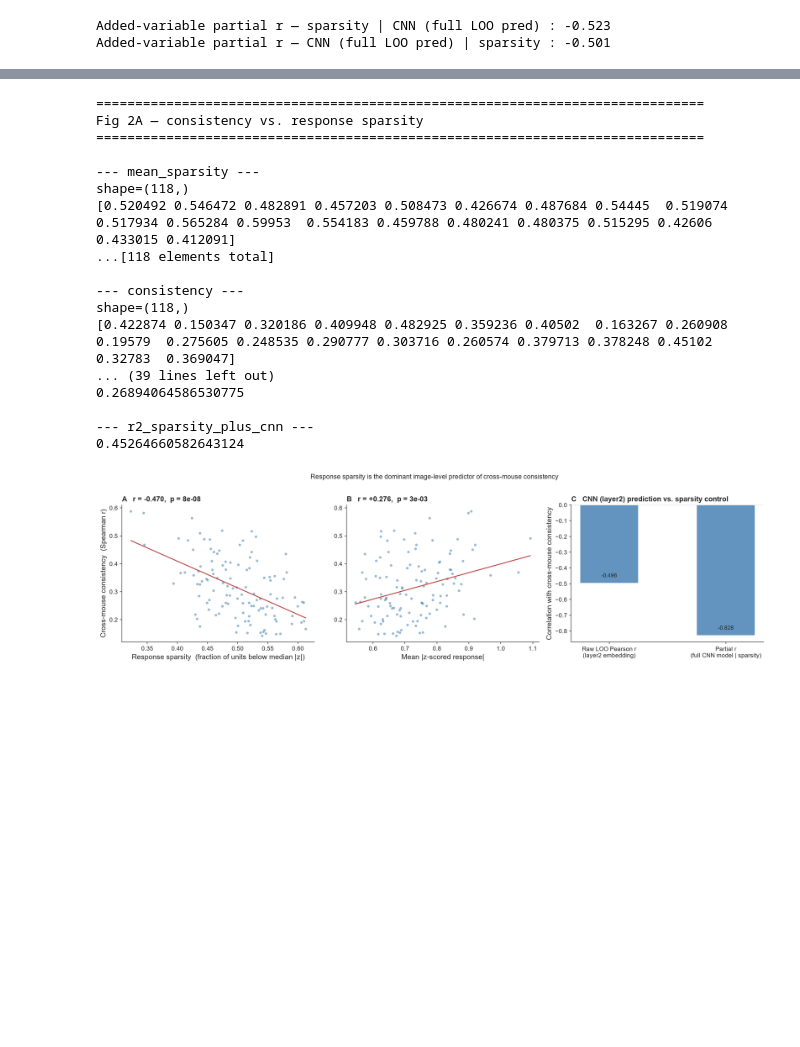
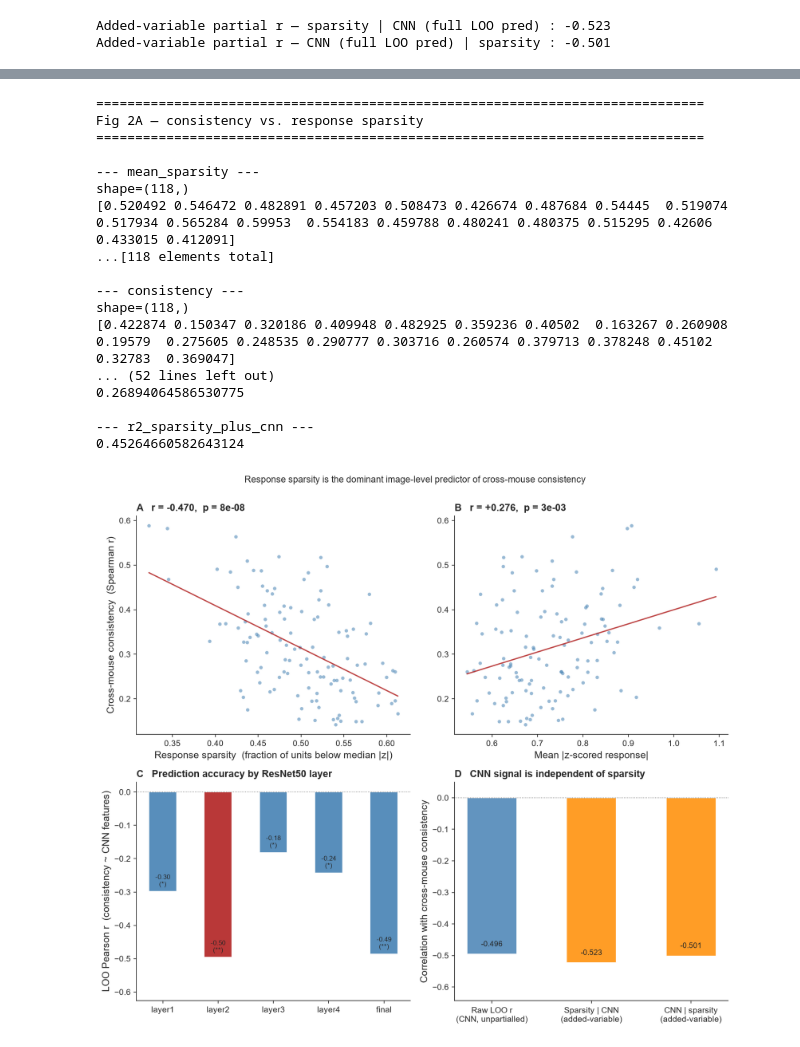
Before and after one commit to Jana-HQ/cross-mouse-v1-rsa, a Jupyter notebook: src/part2_image_predictors.ipynb, the cells around one changed output, grey strips where cells are left out. Saved outputs shown, nothing was run; the diff lists cells and outputs as text; code cells hidden in the pictures; blank space fills up the shorter version.

```diff
--- a/src/part2_image_predictors.ipynb
+++ b/src/part2_image_predictors.ipynb
@@ -218,5 +226,7 @@ Added-variable partial r — CNN (full LOO pred) | sparsity : -0.501
 # %%
-fig, axes = plt.subplots(1, 3, figsize=(16, 4.5))
+fig, axes = plt.subplots(2, 2, figsize=(11, 9.5))
+axA, axB = axes[0]
+axC, axD = axes[1]
 
 def scatter_with_fit(ax, x, y, r, p, xlabel, title_letter, color=COL_NS):
     ax.scatter(x, y, s=18, alpha=0.55, color=color, linewidths=0)
@@ -228,32 +238,50 @@ def scatter_with_fit(ax, x, y, r, p, xlabel, title_letter, color=COL_NS):
                  loc='left', fontweight='bold', pad=6)
     ax.spines[['top', 'right']].set_visible(False)
 
-axes[0].set_ylabel('Cross-mouse consistency  (Spearman r)')
-
-scatter_with_fit(axes[0], mean_sparsity, consistency, r_sp, p_sp,
+axA.set_ylabel('Cross-mouse consistency  (Spearman r)')
+scatter_with_fit(axA, mean_sparsity, consistency, r_sp, p_sp,
                  'Response sparsity  (fraction of units below median |z|)', 'A')
-scatter_with_fit(axes[1], mean_magnitude, consistency, r_mag, p_mag,
+scatter_with_fit(axB, mean_magnitude, consistency, r_mag, p_mag,
                  'Mean |z-scored response|', 'B')
 
-# Panel C: bar comparing raw LOO r vs. partial r for the full CNN model
-ax = axes[2]
-bar_vals   = [layer_results[CNN_PRIMARY]['r'], r_par_full]
-bar_labels = [f'Raw LOO Pearson r\n({CNN_PRIMARY} embedding)',
-              'Partial r\n(full CNN model | sparsity)']
-bar_colors = [COL_NS, COL_NS if p_par_full < 0.05 else 'lightsteelblue']
-bars = ax.bar(bar_labels, bar_vals, color=bar_colors, alpha=0.85, width=0.5)
+# Panel C: LOO r per ResNet50 layer — justifies picking layer 2 as the CNN predictor
+r_vals  = [layer_results[l]['r'] for l in layer_names]
+p_vals  = [layer_results[l]['p'] for l in layer_names]
+layer_colors = [COL_FIT if l == CNN_PRIMARY else
+                (COL_NS if p < 0.05 else 'lightsteelblue')
+                for l, p in zip(layer_names, p_vals)]
+bars = axC.bar(layer_names, r_vals, color=layer_colors, alpha=0.9, width=0.5)
+for bar, r, p in zip(bars, r_vals, p_vals):
+    sig = '**' if p < 0.001 else ('*' if p < 0.05 else 'n.s.')
+    axC.text(bar.get_x() + bar.get_width() / 2,
+             bar.get_height() + 0.01,
+             f'{r:.2f}\n({sig})', ha='center', va='bottom', fontsize=8)
+axC.axhline(0, color='gray', linestyle=':', linewidth=0.8)
+axC.set_ylim(min(r_vals) - 0.13, 0.03)
+axC.set_ylabel('LOO Pearson r  (consistency ~ CNN features)')
+axC.set_title('C   Prediction accuracy by ResNet50 layer',
+              loc='left', fontweight='bold', pad=6)
+axC.spines[['top', 'right']].set_visible(False)
+
+# Panel D: independence from sparsity — raw LOO r vs. added-variable partial r (both directions)
+bar_vals   = [layer_results[CNN_PRIMARY]['r'], r_av_sp, r_av_cnn]
+bar_labels = ['Raw LOO r\n(CNN, unpartialled)',
+              'Sparsity | CNN\n(added-variable)',
+              'CNN | sparsity\n(added-variable)']
+bar_colors = [COL_NS, COL_GR, COL_GR]
+bars = axD.bar(bar_labels, bar_vals, color=bar_colors, alpha=0.85, width=0.5)
 for bar, v in zip(bars, bar_vals):
-    ax.text(bar.get_x() + bar.get_width() / 2,
-            v + (0.03),
-            f'{v:+.3f}', ha='center', va='bottom', fontsize=9)
-ax.axhline(0, color='gray', linestyle=':', linewidth=0.8)
-ax.set_ylabel('Correlation with cross-mouse consistency')
-ax.set_title(f'C   CNN ({CNN_PRIMARY}) prediction vs. sparsity control',
-             loc='left', fontweight='bold', pad=6)
-ax.spines[['top', 'right']].set_visible(False)
+    axD.text(bar.get_x() + bar.get_width() / 2, v + 0.02,
+             f'{v:+.3f}', ha='center', va='bottom', fontsize=9)
+axD.axhline(0, color='gray', linestyle=':', linewidth=0.8)
+axD.set_ylim(min(bar_vals) - 0.12, 0.05)
+axD.set_ylabel('Correlation with cross-mouse consistency')
+axD.set_title('D   CNN signal is independent of sparsity',
+              loc='left', fontweight='bold', pad=6)
+axD.spines[['top', 'right']].set_visible(False)
 
 fig.suptitle('Response sparsity is the dominant image-level predictor of cross-mouse consistency',
-             fontsize=11, y=1.01)
+             fontsize=11, y=1.0)
 
 print_figure_data(
     'Fig 2A — consistency vs. response sparsity',
@@ -269,34 +297,40 @@ print_figure_data(
     spearman_r=r_mag,
     spearman_p=p_mag,
 )
 print_figure_data(
-    f'Fig 2C — CNN ({CNN_PRIMARY}) full-model raw LOO r vs. partial r (sparsity controlled)',
+    'Fig 2C — LOO Pearson r per ResNet50 layer',
+    layer_names=layer_names,
+    loo_r_per_layer=np.array(r_vals),
+    p_per_layer=np.array(p_vals),
+)
+print_figure_data(
+    f'Fig 2D — CNN ({CNN_PRIMARY}) raw LOO r vs. added-variable partial r (sparsity controlled)',
     bar_labels=bar_labels,
     bar_values=np.array(bar_vals),
     r2_sparsity_only=r2_sparsity_only,
     r2_sparsity_plus_cnn=r2_sparsity_plus_cnn,
 )
 
 plt.tight_layout()
 plt.savefig(FIGURES_DIR / 'fig2_image_predictors.png', bbox_inches='tight')
 plt.show()
 # %% [output]
 ==============================================================================
 Fig 2A — consistency vs. response sparsity
 ==============================================================================
 
 --- mean_sparsity ---
 shape=(118,)
 [0.520492 0.546472 0.482891 0.457203 0.508473 0.426674 0.487684 0.54445  0.519074 0.517934 0.565284 0.59953  0.554183 0.459788 0.480241 0.480375 0.515295 0.42606  0.433015 0.412091]
 ...[118 elements total]
 
 --- consistency ---
 shape=(118,)
 [0.422874 0.150347 0.320186 0.409948 0.482925 0.359236 0.40502  0.163267 0.260908 0.19579  0.275605 0.248535 0.290777 0.303716 0.260574 0.379713 0.378248 0.45102  0.32783  0.369047]
-... (39 lines left out)
+... (52 lines left out)
 0.26894064586530775
 
 --- r2_sparsity_plus_cnn ---
 0.45264660582643124
-[figure, old version]
+[figure, new version]
 # %%
```
Also changed, not shown: parts of 2 cells of this notebook, 3 other files.
